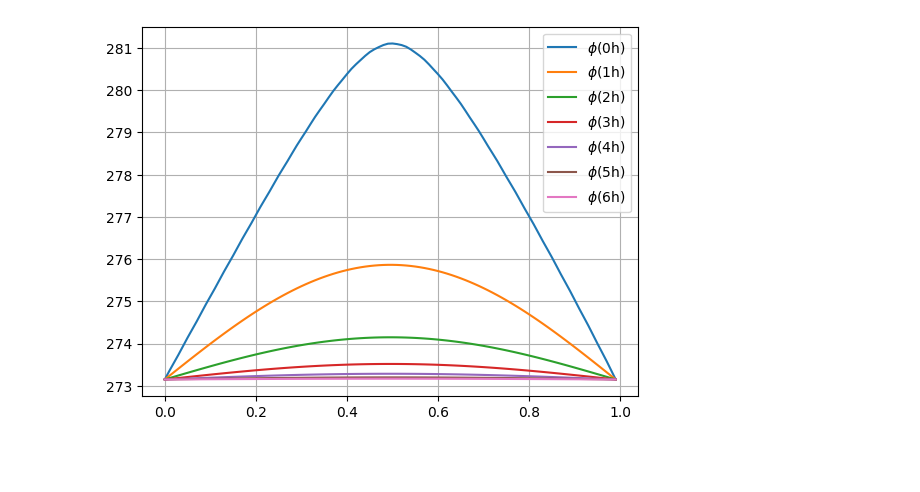
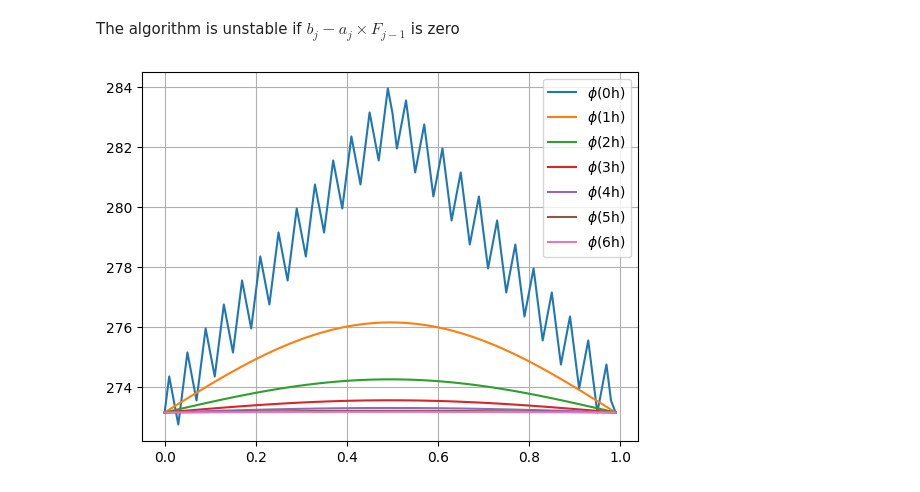
Before and after one commit to hnguyen-repos/numforGeosciences-ICTP, a Jupyter notebook: ex6-diffusion-thomas.ipynb, the cells around one changed output. Cells and saved outputs as stored; diff of their text form; code cells hidden in the pictures; blank space fills up the shorter version.

```diff
--- a/ex6-diffusion-thomas.ipynb
+++ b/ex6-diffusion-thomas.ipynb
@@ -1,3 +1,5 @@
+# %% [markdown]
+The algorithm is unstable if $ b_j - a_j\times F_{j-1}$ is zero
 # %%
 import numpy as np
 import matplotlib.pyplot as plt
@@ -35,33 +37,34 @@ def diffusion(x0, y0, k, dt, dx, tinterval, duration, dboundary):
     n = sz - 2
     a = np.ones(n)  *(-alpha)
     b = np.ones(n)  *(1 + 2*alpha)
     c = np.ones(n-1)*(-alpha)
-    d = y0[1:sz-1]
+    d = y0[1:sz-1].copy()
 
     # evolution
     while t < duration:
         d[0] = d[0] + alpha*dboundary
         d[n-1] = d[n-1] + alpha*dboundary
         d = tridiagonal(a,b,c,d)
-        y0[1:sz-1] = d[:]
         if t%tinterval < dt:
             plt.plot(x0, y0, label="$\phi$(" + str(int(np.floor(t/3600))) + "h)")
+        y0[1:sz-1] = d[:].copy()
         t = t + dt
     plt.legend()
     plt.grid()
 
 # initial condition
 dt = 360; k = 2.9e-5; dx = 0.01
 dboundary = 273.15 # dirichlet boundary
 x0 = np.arange(0, 1, dx)
 y0 = np.vectorize(funcDiff)(x0)
 sz = len(x0); y0[0] = dboundary; y0[sz-1] = dboundary
+# plt.plot(x0, y0)
 
 # time adjustment
 tinterval = 3600
 duration = 3600*6 + 10
 
 # run
 diffusion(x0, y0, k, dt, dx, tinterval, duration, dboundary)
 # %% [output]
-[figure, old version]
+[figure, new version]
```
